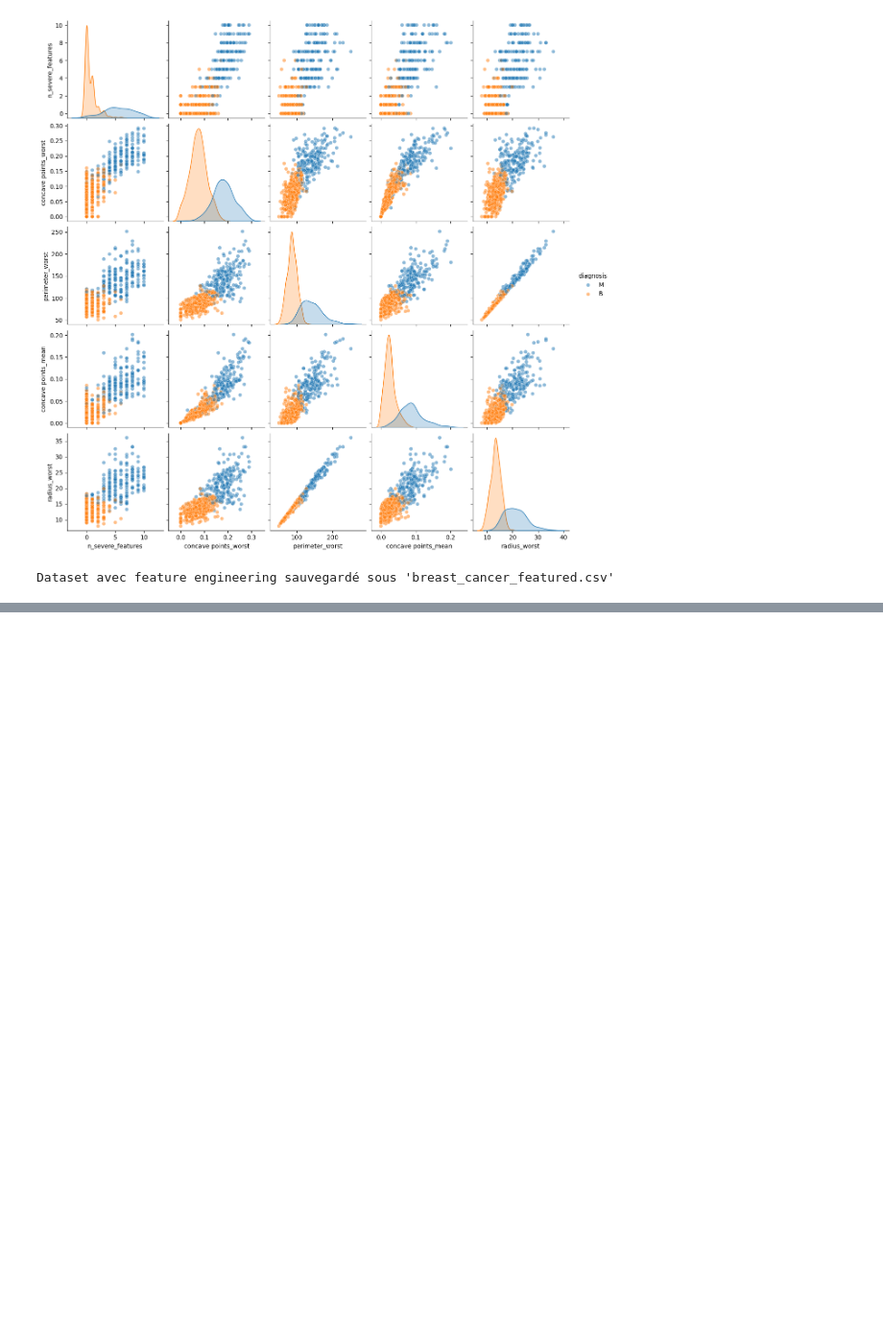
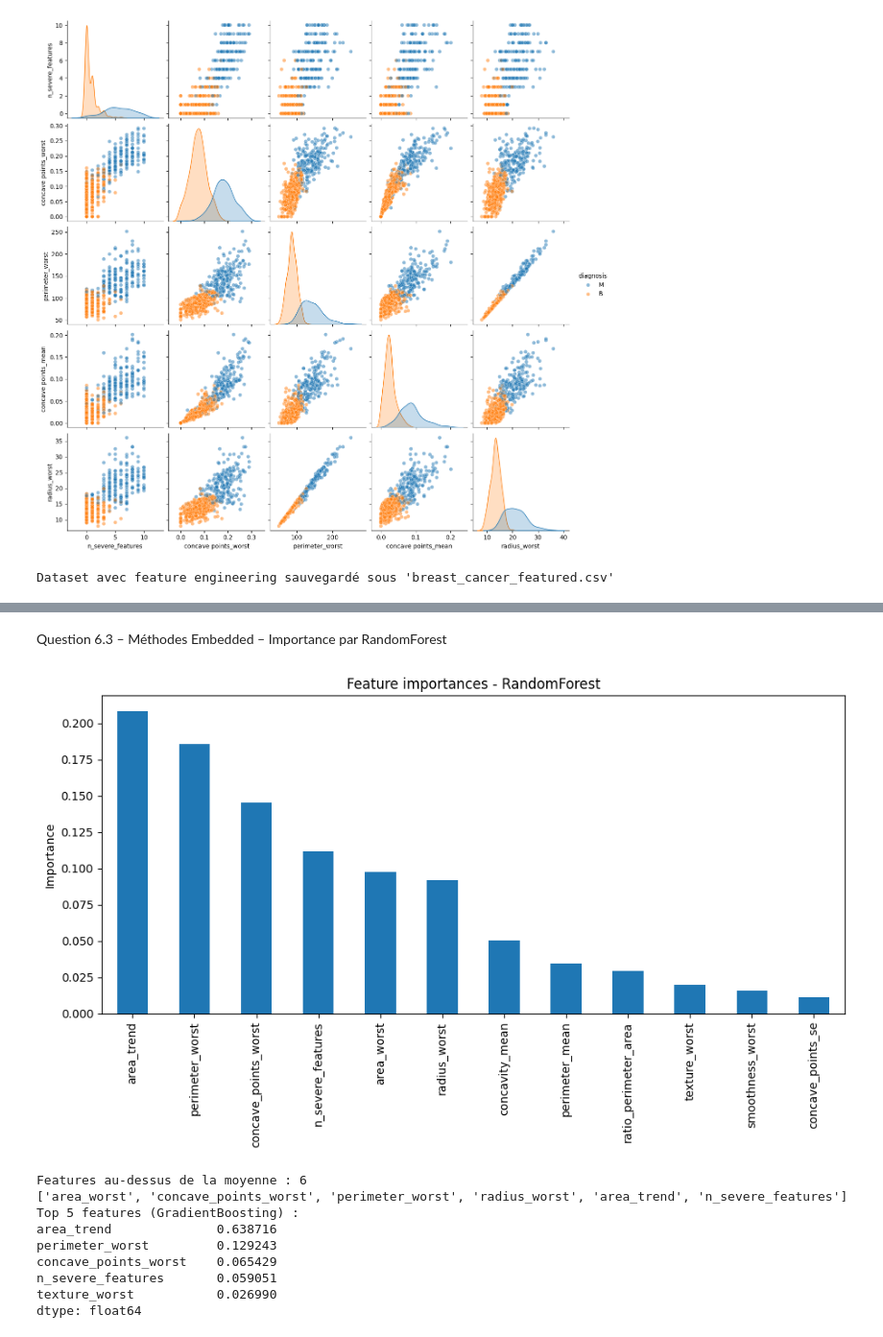
Before and after one commit to Melyna16/Projet-Data-Mining-Breast-Cancer, a Jupyter notebook: breast_cancer_analysis.ipynb, the cells around one changed output, grey strips where cells are left out. Shown at 96% size. Cells and saved outputs as stored; diff of their text form; code cells hidden in the pictures; blank space fills up the shorter version.

```diff
--- a/breast_cancer_analysis.ipynb
+++ b/breast_cancer_analysis.ipynb
@@ -493,0 +746,40 @@ Dataset avec feature engineering sauvegardé sous 'breast_cancer_featured.csv'
+# %% [markdown]
+Question 6.3 – Méthodes Embedded – Importance par RandomForest
+# %%
+# Cellule C6.3 : Importance des features avec RandomForest
+rf = RandomForestClassifier(n_estimators=100, random_state=42)
+rf.fit(X_train_scaled, y_train)
+importances = pd.Series(rf.feature_importances_, index=selected_features).sort_values(ascending=False)
+
+plt.figure(figsize=(10,6))
+importances.plot(kind='bar')
+plt.title('Feature importances - RandomForest')
+plt.ylabel('Importance')
+plt.tight_layout()
+plt.savefig('graphs/feature_importances_rf.png', dpi=300, bbox_inches='tight')
+plt.show()
+
+# SelectFromModel avec seuil 'mean'
+selector = SelectFromModel(rf, threshold='mean')
+X_train_sel = selector.fit_transform(X_train_scaled, y_train)
+selected_embedded = [selected_features[i] for i in range(len(selected_features)) if selector.get_support()[i]]
+print(f"Features au-dessus de la moyenne : {len(selected_embedded)}")
+print(selected_embedded)
+
+# Comparaison avec GradientBoosting
+gb = GradientBoostingClassifier(n_estimators=100, random_state=42)
+gb.fit(X_train_scaled, y_train)
+imp_gb = pd.Series(gb.feature_importances_, index=selected_features).sort_values(ascending=False)
+print("Top 5 features (GradientBoosting) :")
+print(imp_gb.head(5))
+# %% [output]
+[figure, added]
+Features au-dessus de la moyenne : 6
+['area_worst', 'concave_points_worst', 'perimeter_worst', 'radius_worst', 'area_trend', 'n_severe_features']
+Top 5 features (GradientBoosting) :
+area_trend              0.638716
+perimeter_worst         0.129243
+concave_points_worst    0.065429
+n_severe_features       0.059051
+texture_worst           0.026990
+dtype: float64
```
Also changed, not shown: parts of 38 cells of this notebook, 11 other files.
